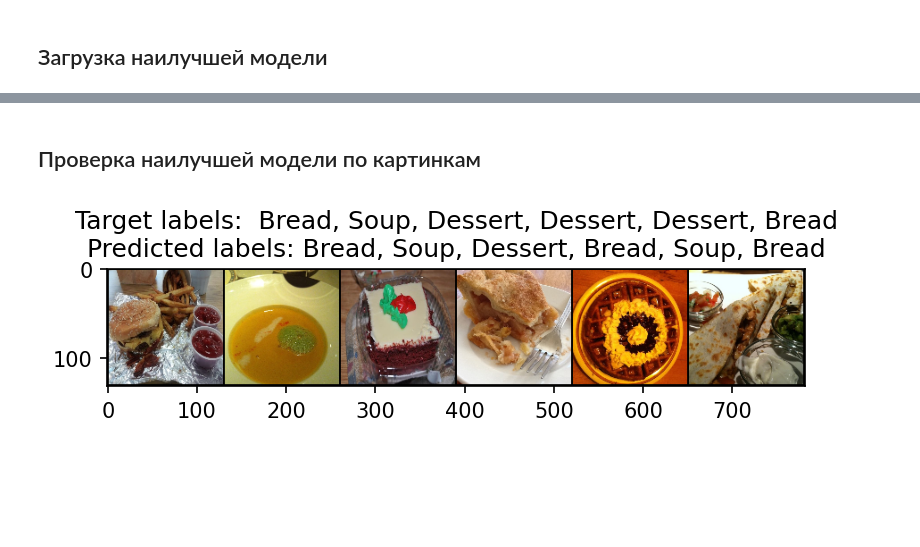
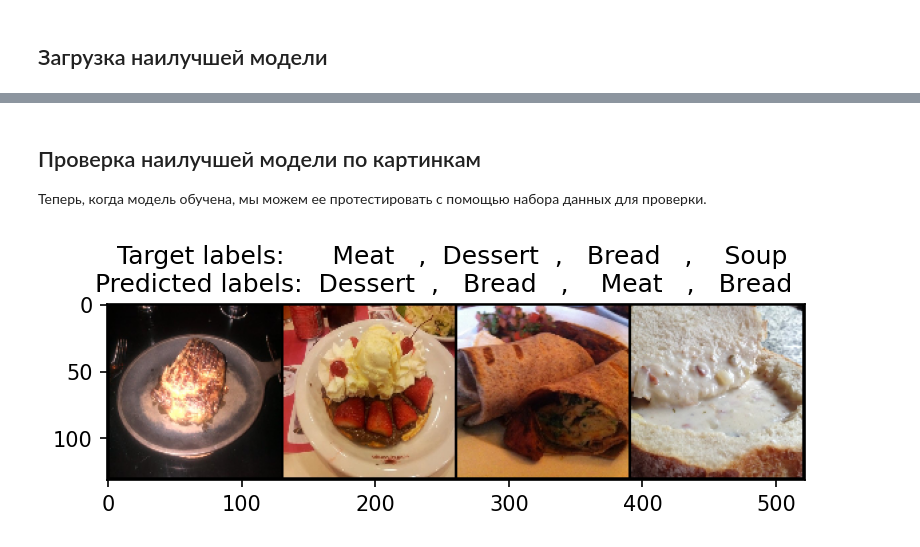
Before and after one commit to Koolana/CV-ImageClassification, a Jupyter notebook: demo.ipynb, the cells around one changed output, grey strips where cells are left out. Saved outputs shown, nothing was run; the diff lists cells and outputs as text; code cells hidden in the pictures; blank space fills up the shorter version.

```diff
--- a/demo.ipynb
+++ b/demo.ipynb
@@ -40,7 +53,7 @@ dataset_train, dataset_val = train_test_split(dataset_train, test_size=0.2)
 
 data_loader_train = DataLoader(dataset_train, batch_size=16, shuffle=True)
 data_loader_test = DataLoader(dataset_test, batch_size=16, shuffle=True)
-data_loader_val = DataLoader(dataset_val, batch_size=16, shuffle=True)
+data_loader_val = DataLoader(dataset_val, batch_size=1, shuffle=True)
 
 print('Train data length:', len(data_loader_train))
 print('Test data length:', len(data_loader_test))
@@ -288,20 +343,40 @@ Accuracy in classes:
 # %% [markdown]
 ## Проверка наилучшей модели по картинкам
+
+Теперь, когда модель обучена, мы можем ее протестировать с помощью набора данных для проверки.
 # %%
 %matplotlib inline
 mpl.rcParams['figure.dpi'] = 150
 
-test_features, test_labels = next(iter(data_loader_val))
-test_labels = test_labels.to(device)
-test_features = dataset.getImgsTensors(test_features).to(device)
+numImgs = 4
+listImgs = []
+listPredictLabels = []
+listTargetLabels = []
 
-outputs = best_model(test_features)
-outputs = torch.max(outputs, 1)[1]
+for data in data_loader_val:
+    features, labels = data
 
-plt.title('Target labels:  ' + ', '.join([dataset.getName(i) for i in test_labels[:6]]) + \
-          '\nPredicted labels: ' + ', '.join([dataset.getName(i) for i in outputs[:6]]))
-gridImgs = torchvision.utils.make_grid(test_features[:6]).cpu()
+    labels = labels.to(device)
+    features = dataset.getImgsTensors(features).to(device)
+
+    outputs = best_model(features)
+    outputs = torch.max(outputs, 1)[1].tolist()
+    labels = labels.squeeze(1).tolist()
+
+    if labels[0] != outputs[0]:
+        numImgs -= 1
+
+        listImgs.append(features.squeeze(0))
+        listPredictLabels += labels
+        listTargetLabels += outputs
+
+    if numImgs == 0:
+        break
+
+plt.title('Target labels:'.center(20) + ', '.join([dataset.getName(i).center(10) for i in listPredictLabels]) + \
+          '\nPredicted labels:'.center(20) + ', '.join([dataset.getName(i).center(10) for i in listTargetLabels]))
+gridImgs = torchvision.utils.make_grid(listImgs).cpu()
 plt.imshow(cv2.cvtColor(gridImgs.permute(1, 2, 0).numpy() / 255, cv2.COLOR_BGR2RGB))
 plt.show()
 # %% [output]
-[figure, old version]
+[figure, new version]
```
Also changed, not shown: parts of 21 cells of this notebook, 2 other files.
